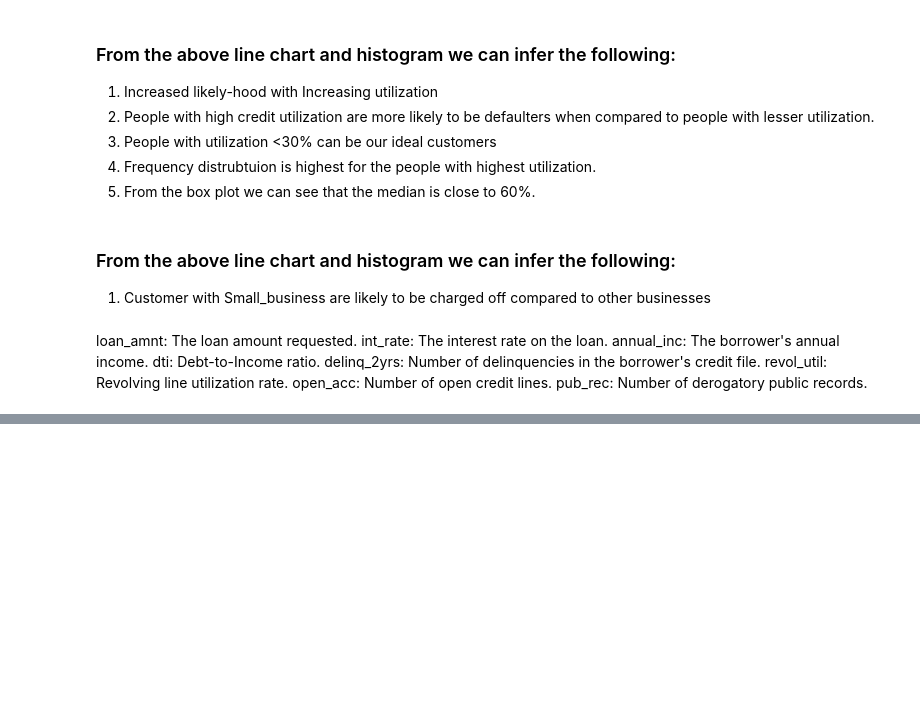
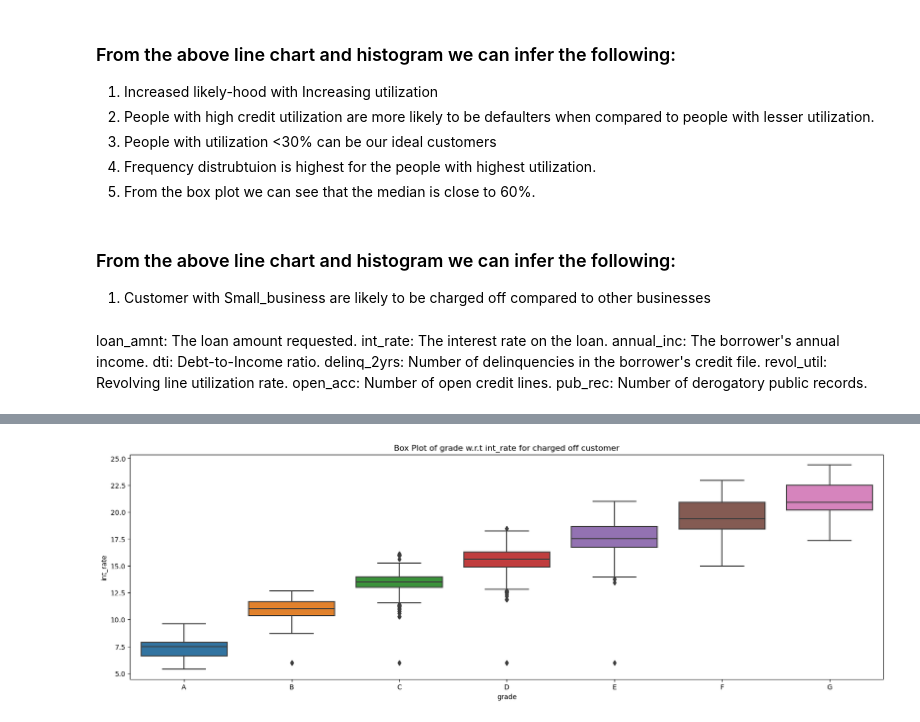
Before and after one commit to rupeshshuklavarroc/Lending_Case_Study_Rupesh_Harshali, a Jupyter notebook: Lending_Case_Study_Rupesh_Harshali_09_10_2023.ipynb, the cells around one changed output, grey strips where cells are left out. Saved outputs shown, nothing was run; the diff lists cells and outputs as text; code cells hidden in the pictures; blank space fills up the shorter version.

```diff
--- a/Lending_Case_Study_Rupesh_Harshali_09_10_2023.ipynb
+++ b/Lending_Case_Study_Rupesh_Harshali_09_10_2023.ipynb
@@ -472,0 +473,7 @@ Text(0, 0.5, 'Loan Application Count')
+# %%
+plt.figure(figsize=(20, 6))  # Set the figure size before creating the plot
+sns.boxplot(x='grade', y='int_rate', data=loan_df.sort_values('grade'))
+plt.title('Box Plot of grade w.r.t int_rate for charged off customer')
+plt.show()
+# %% [output]
+[figure, added]
```
Also changed, not shown: parts of 36 cells of this notebook.
